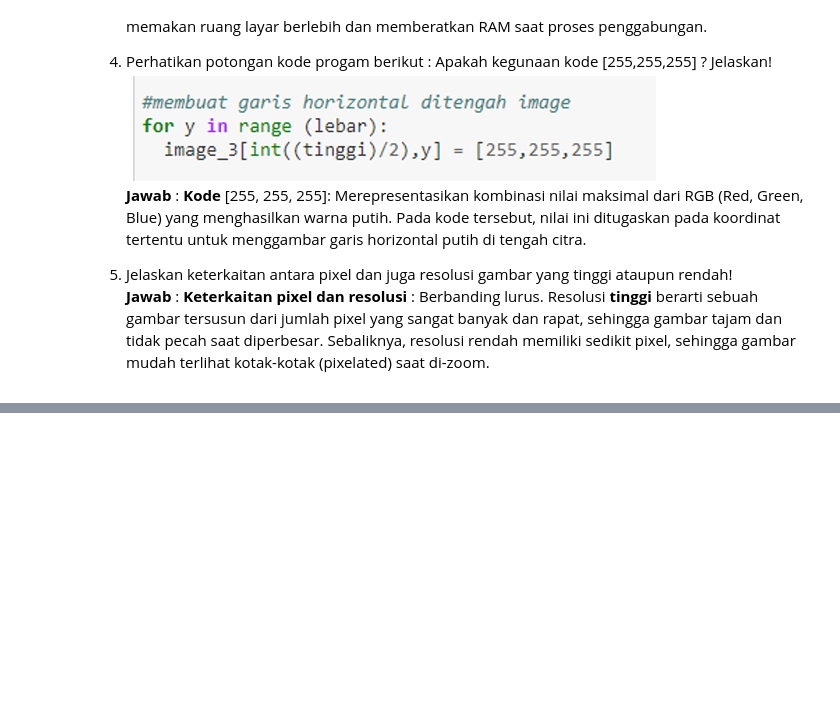
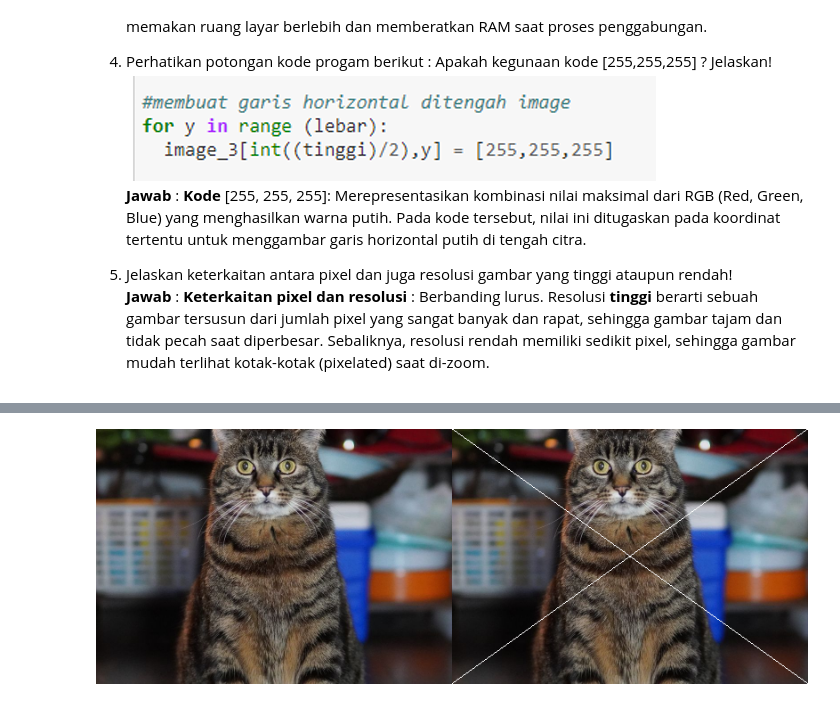
Before and after one commit to ibnuzzi/PCVK_17_Genap_26-27, a Jupyter notebook: latihan_integerasi.ipynb, the cells around one changed output, grey strips where cells are left out. Cells and saved outputs as stored; diff of their text form; code cells hidden in the pictures; blank space fills up the shorter version.

```diff
--- a/latihan_integerasi.ipynb
+++ b/latihan_integerasi.ipynb
@@ -77,0 +100,20 @@ rendah! <br> **Jawab** : **Keterkaitan pixel dan resolusi** : Berbanding lurus.
+# %%
+#Tugas 2: Garis Menyilang (Diagonal)
+
+img_diagonal = cv.cvtColor(image, cv.COLOR_BGR2RGB)
+
+for x in range(lebar):
+    # Garis diagonal 1 (Kiri Atas ke Kanan Bawah)
+    y1 = int((x / lebar) * tinggi)
+    if y1 < tinggi:
+        img_diagonal[y1, x] = [255, 255, 255]
+
+    # Garis diagonal 2 (Kanan Atas ke Kiri Bawah)
+    y2 = int(((lebar - 1 - x) / lebar) * tinggi)
+    if y2 < tinggi:
+        img_diagonal[y2, x] = [255, 255, 255]
+
+final_frame_2b = cv.hconcat((image_2, img_diagonal))
+cv2_imshow(final_frame_2b)
+# %% [output]
+[figure, added]
```
Also changed, not shown: parts of 4 cells of this notebook.
